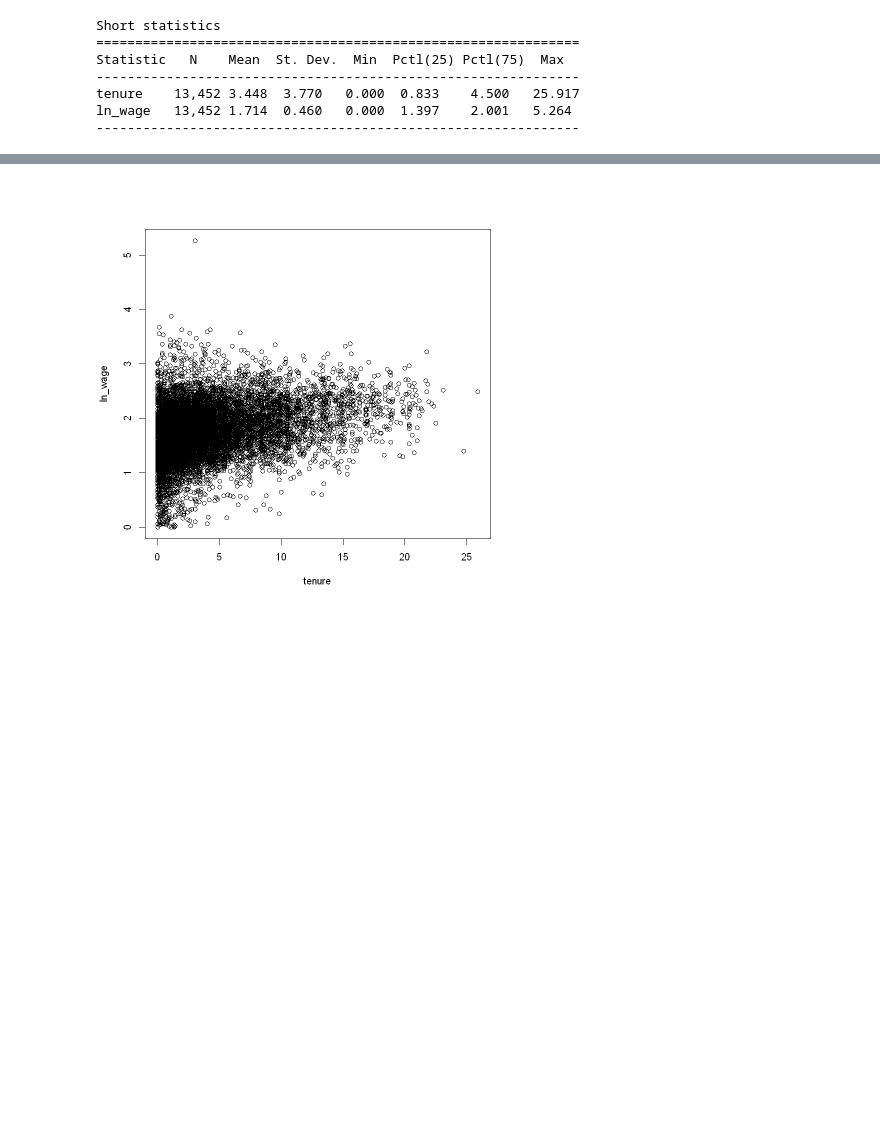
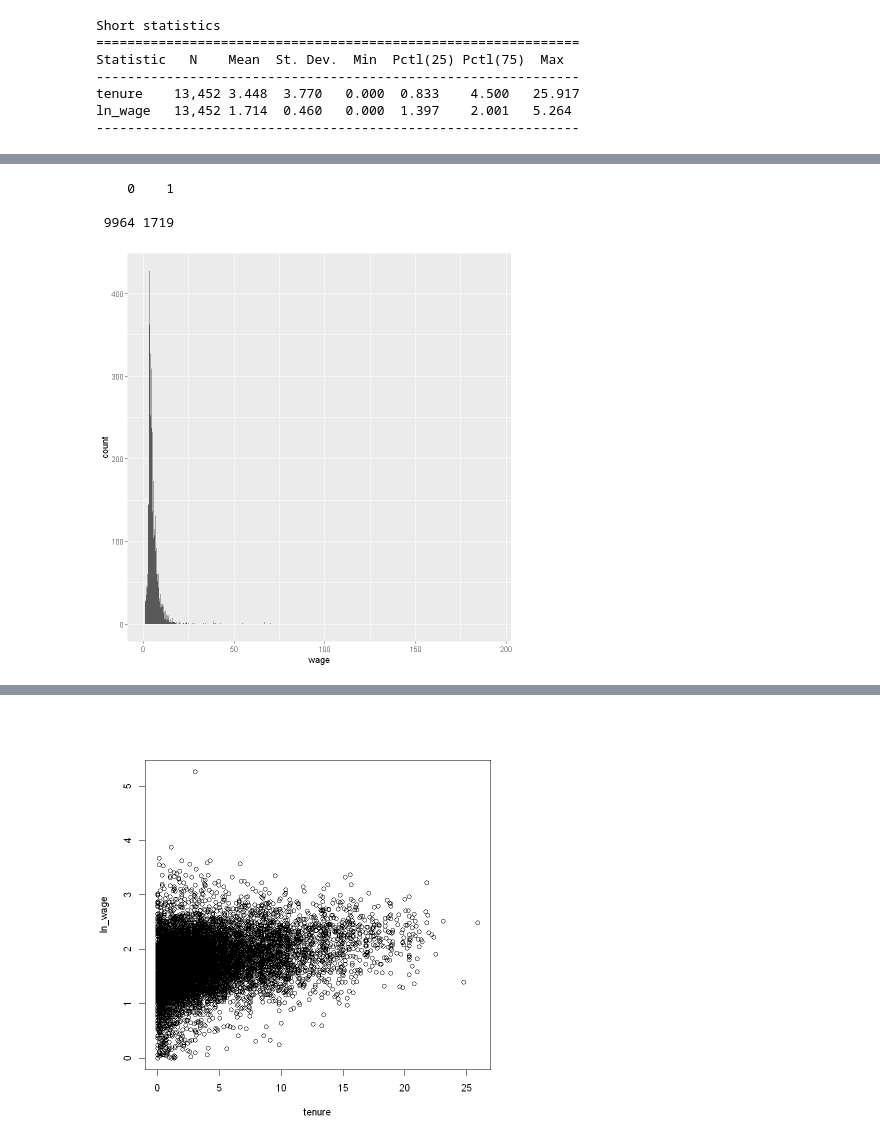
Before and after one commit to reisportela/R_Training, a Jupyter notebook: jupyter/1.R_Jupyter.ipynb, the cells around one changed output, grey strips where cells are left out. Drawn from its saved outputs; the diff is of its cells as text; code cells hidden in the pictures; blank space fills up the shorter version.

```diff
--- a/jupyter/1.R_Jupyter.ipynb
+++ b/jupyter/1.R_Jupyter.ipynb
@@ -118,0 +137,15 @@ ln_wage   13,452 1.714  0.460   0.000  1.397    2.001   5.264
+# %%
+south <- nlswork %>%
+    filter(south==1)
+
+ftable(south$collgrad)
+
+south$wage <- exp(south$ln_wage)
+
+ggplot(data=south,mapping=aes(x=wage)) +
+    geom_histogram(binwidth=0.1)
+# %% [output]
+    0    1
+
+ 9964 1719
+[figure, added]
```
Also changed, not shown: parts of 35 cells of this notebook, 2 other files.
